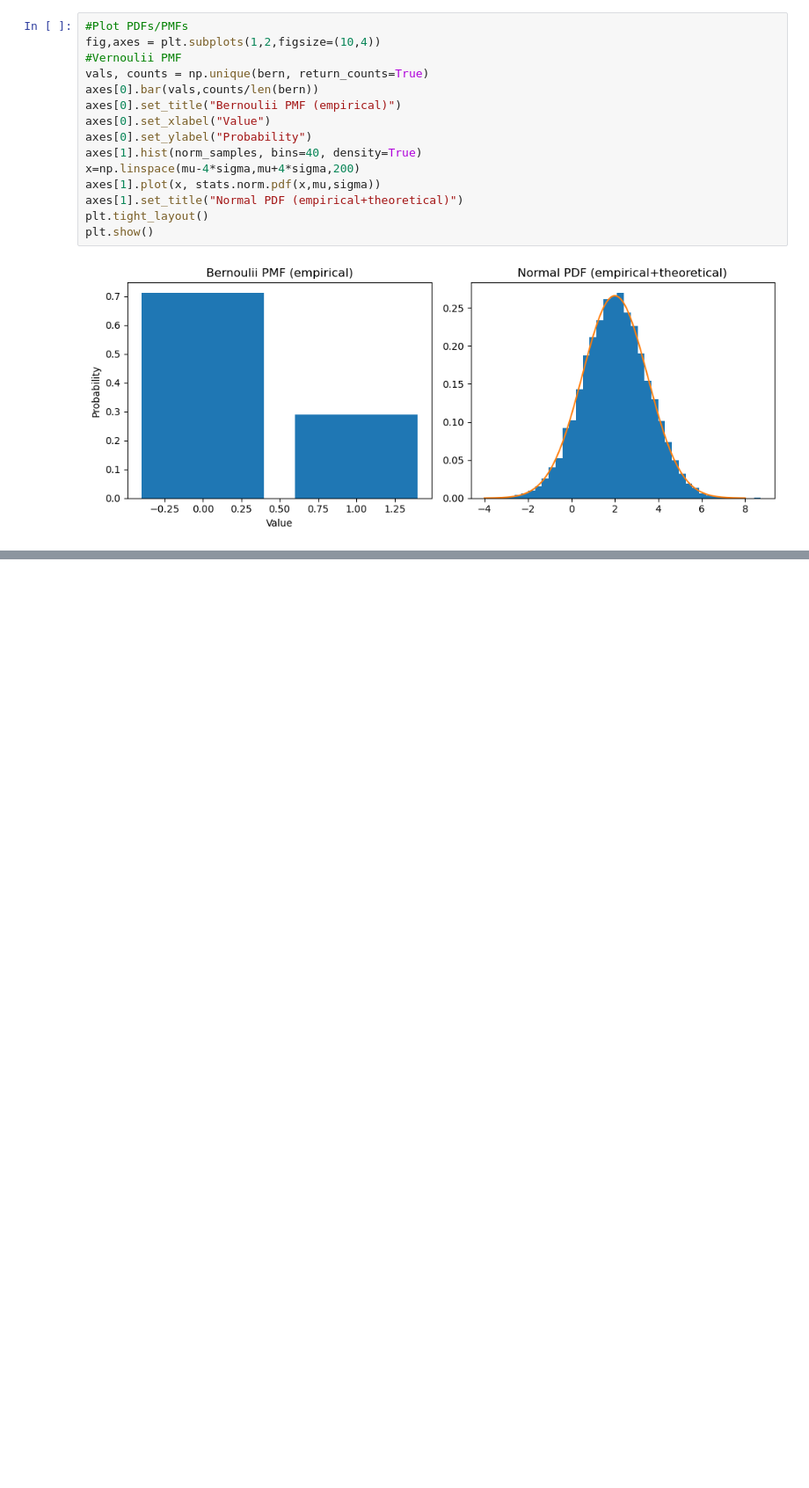
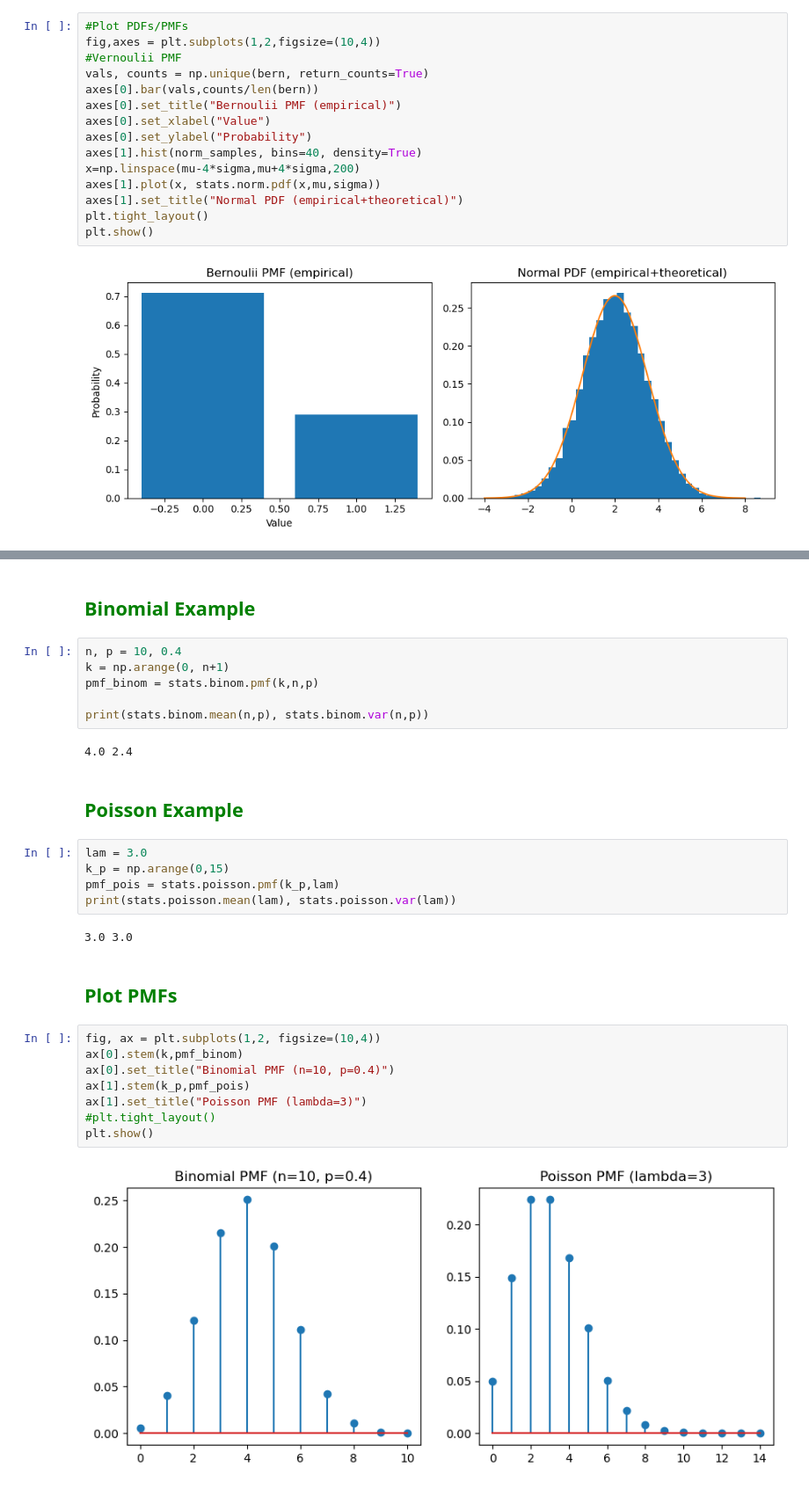
Before and after one commit to Coder-Amlan-for-College/MLC, a Jupyter notebook: Chapter 5.ipynb, the cells around one changed output, grey strips where cells are left out. Shown at 88% size. Drawn from its saved outputs; the diff is of its cells as text; blank space fills up the shorter version.

```diff
--- a/Chapter 5.ipynb
+++ b/Chapter 5.ipynb
@@ -42,0 +47,31 @@ plt.show()
+# %% [markdown]
+## <font color="green"> Binomial Example<font>
+# %%
+n, p = 10, 0.4
+k = np.arange(0, n+1)
+pmf_binom = stats.binom.pmf(k,n,p)
+
+print(stats.binom.mean(n,p), stats.binom.var(n,p))
+# %% [output]
+4.0 2.4
+# %% [markdown]
+## <font color="green"> Poisson Example<font>
+# %%
+lam = 3.0
+k_p = np.arange(0,15)
+pmf_pois = stats.poisson.pmf(k_p,lam)
+print(stats.poisson.mean(lam), stats.poisson.var(lam))
+# %% [output]
+3.0 3.0
+# %% [markdown]
+## <font color="green">Plot PMFs<font>
+# %%
+fig, ax = plt.subplots(1,2, figsize=(10,4))
+ax[0].stem(k,pmf_binom)
+ax[0].set_title("Binomial PMF (n=10, p=0.4)")
+ax[1].stem(k_p,pmf_pois)
+ax[1].set_title("Poisson PMF (lambda=3)")
+#plt.tight_layout()
+plt.show()
+# %% [output]
+[figure, added]
```
Also changed, not shown: parts of 11 cells of this notebook, 1 other file.
